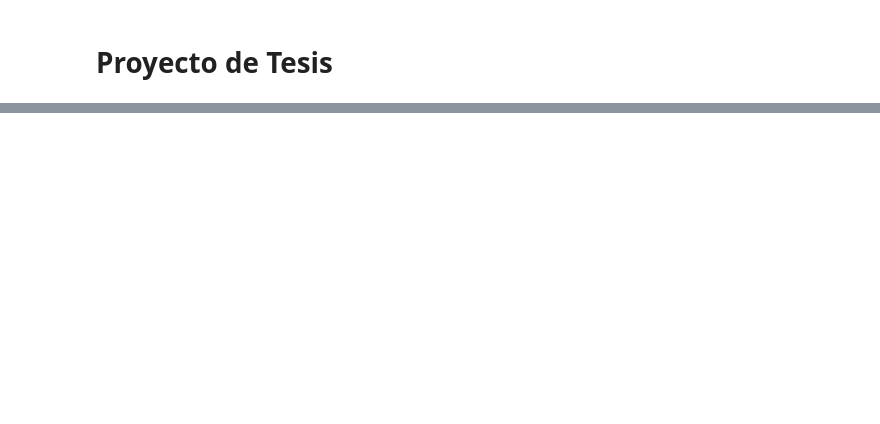
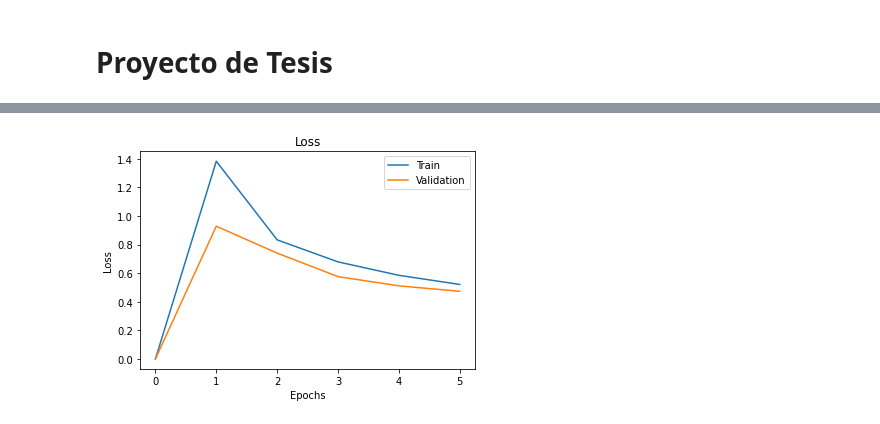
Before and after one commit to jesusmiguel123/Tesis, a Jupyter notebook: Tesis.ipynb, the cells around one changed output, grey strips where cells are left out. Cells and saved outputs as stored; diff of their text form; code cells hidden in the pictures; blank space fills up the shorter version.

```diff
--- a/Tesis.ipynb
+++ b/Tesis.ipynb
@@ -190,3 +202,3 @@ def createNodesandEdges(data):
 # %%
-listNodes, listEdges = createNodesandEdges(train.data)
+trainData = createNodesandEdges(train.data, train.targets)
 # %% [output]
@@ -197,0 +206,2 @@ len(train.targets)
+# %%
+testData = createNodesandEdges(test.data, test.targets)
@@ -197,0 +210,5 @@ len(train.targets)
+# %%
+dataloader = {
+    'train': trainData,
+    'test': testData
+}
@@ -197,0 +298,7 @@ len(train.targets)
+# %%
+GCNmodel = GCN()
+
+batch_size = 100
+epochs = 5
+
+gcnTrainLoss, gcnValLoss, gcnTrainAcc, gcnValAcc = fit(GCNmodel, dataloader, batch_size=batch_size, epochs=epochs)
@@ -197,0 +311,14 @@ len(train.targets)
+# %%
+ep = np.arange(0, epochs + 1,1)
+plt.plot(ep, gcnTrainLoss, label="Train")
+plt.plot(ep, gcnValLoss, label="Validation")
+
+plt.title("Loss")
+plt.xlabel("Epochs")
+plt.ylabel("Loss")
+
+plt.legend()
+
+plt.show()
+# %% [output]
+[figure, added]
```
Also changed, not shown: parts of 27 cells of this notebook.
